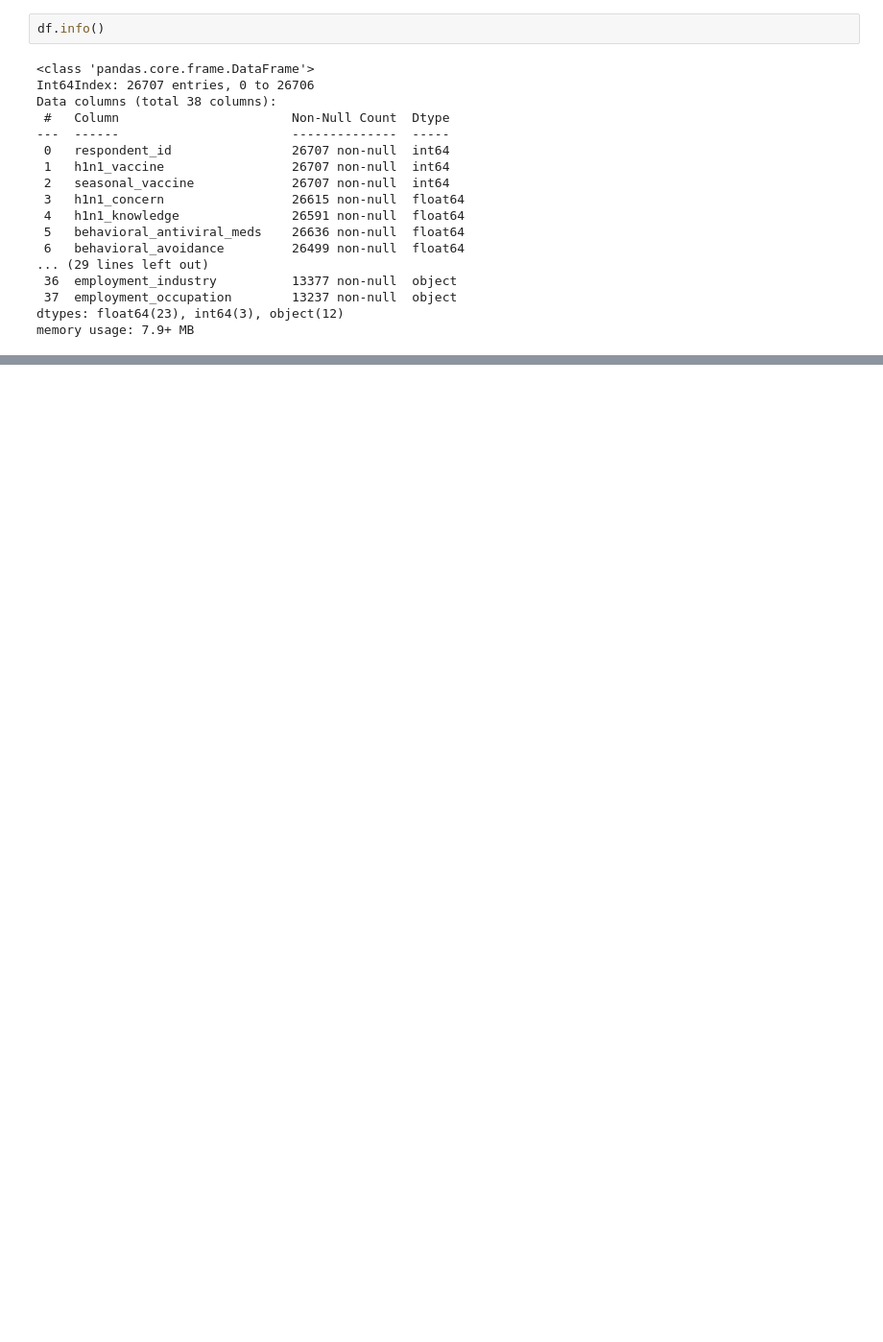
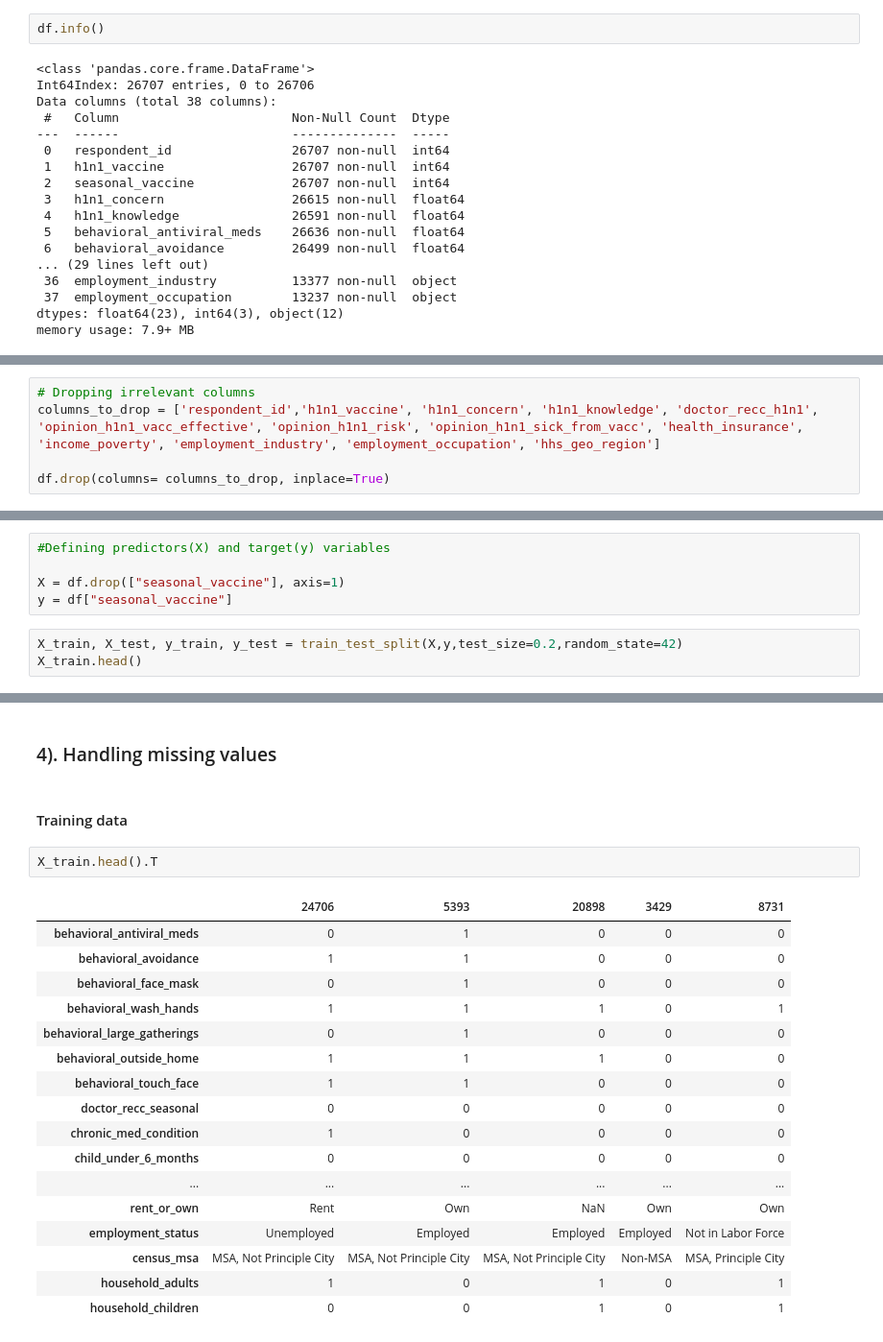
Before and after one commit to yvonniewanyoike/Phase3Project, a Jupyter notebook: index.ipynb, the cells around one changed output, grey strips where cells are left out. Shown at 96% size. Cells and saved outputs as stored; diff of their text form; blank space fills up the shorter version.

```diff
--- a/index.ipynb
+++ b/index.ipynb
@@ -82,0 +144,5 @@ None
+# %%
+# Dropping irrelevant columns
+columns_to_drop = ['respondent_id','h1n1_vaccine', 'h1n1_concern', 'h1n1_knowledge', 'doctor_recc_h1n1', 'opinion_h1n1_vacc_effective', 'opinion_h1n1_risk', 'opinion_h1n1_sick_from_vacc', 'health_insurance', 'income_poverty', 'employment_industry', 'employment_occupation', 'hhs_geo_region']
+
+df.drop(columns= columns_to_drop, inplace=True)
@@ -82,0 +222,8 @@ None
+# %%
+#Defining predictors(X) and target(y) variables
+
+X = df.drop(["seasonal_vaccine"], axis=1)
+y = df["seasonal_vaccine"]
+# %%
+X_train, X_test, y_train, y_test = train_test_split(X,y,test_size=0.2,random_state=42)
+X_train.head()
@@ -82,0 +238,24 @@ None
+# %% [markdown]
+### 4). Handling missing values
+# %% [markdown]
+#### Training data
+# %%
+X_train.head().T
+# %% [output]
+|  | 24706 | 5393 | 20898 | 3429 | 8731 |
+| behavioral_antiviral_meds | 0 | 1 | 0 | 0 | 0 |
+| behavioral_avoidance | 1 | 1 | 0 | 0 | 0 |
+| behavioral_face_mask | 0 | 1 | 0 | 0 | 0 |
+| behavioral_wash_hands | 1 | 1 | 1 | 0 | 1 |
+| behavioral_large_gatherings | 0 | 1 | 0 | 0 | 0 |
+| behavioral_outside_home | 1 | 1 | 1 | 0 | 0 |
+| behavioral_touch_face | 1 | 1 | 0 | 0 | 0 |
+| doctor_recc_seasonal | 0 | 0 | 0 | 0 | 0 |
+| chronic_med_condition | 1 | 0 | 0 | 0 | 0 |
+| child_under_6_months | 0 | 0 | 0 | 0 | 0 |
+| ... | ... | ... | ... | ... | ... |
+| rent_or_own | Rent | Own | NaN | Own | Own |
+| employment_status | Unemployed | Employed | Employed | Employed | Not in Labor Force |
+| census_msa | MSA, Not Principle City | MSA, Not Principle City | MSA, Not Principle City | Non-MSA | MSA, Principle City |
+| household_adults | 1 | 0 | 1 | 0 | 1 |
+| household_children | 0 | 0 | 1 | 0 | 1 |
```
Also changed, not shown: parts of 35 cells of this notebook.
